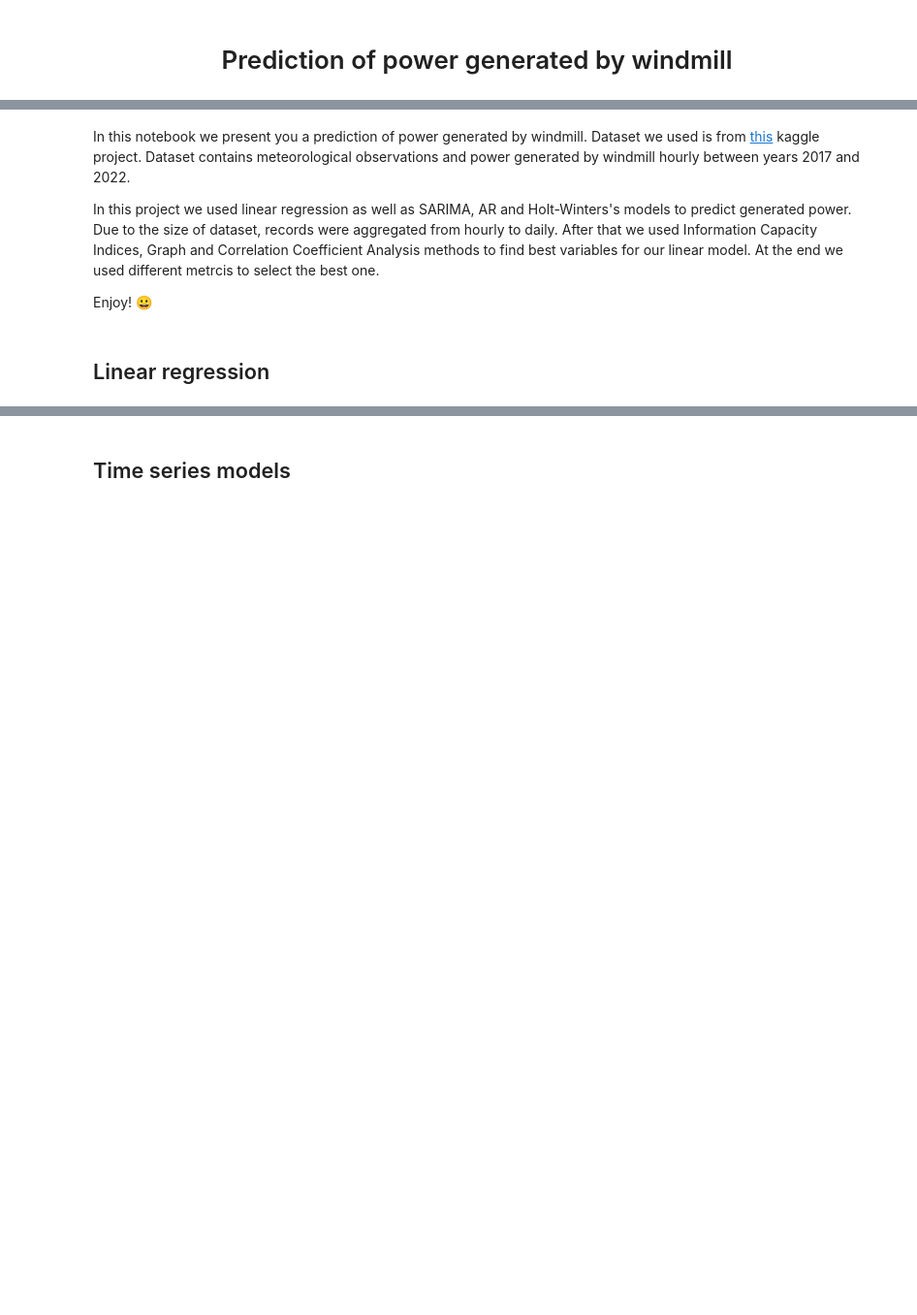
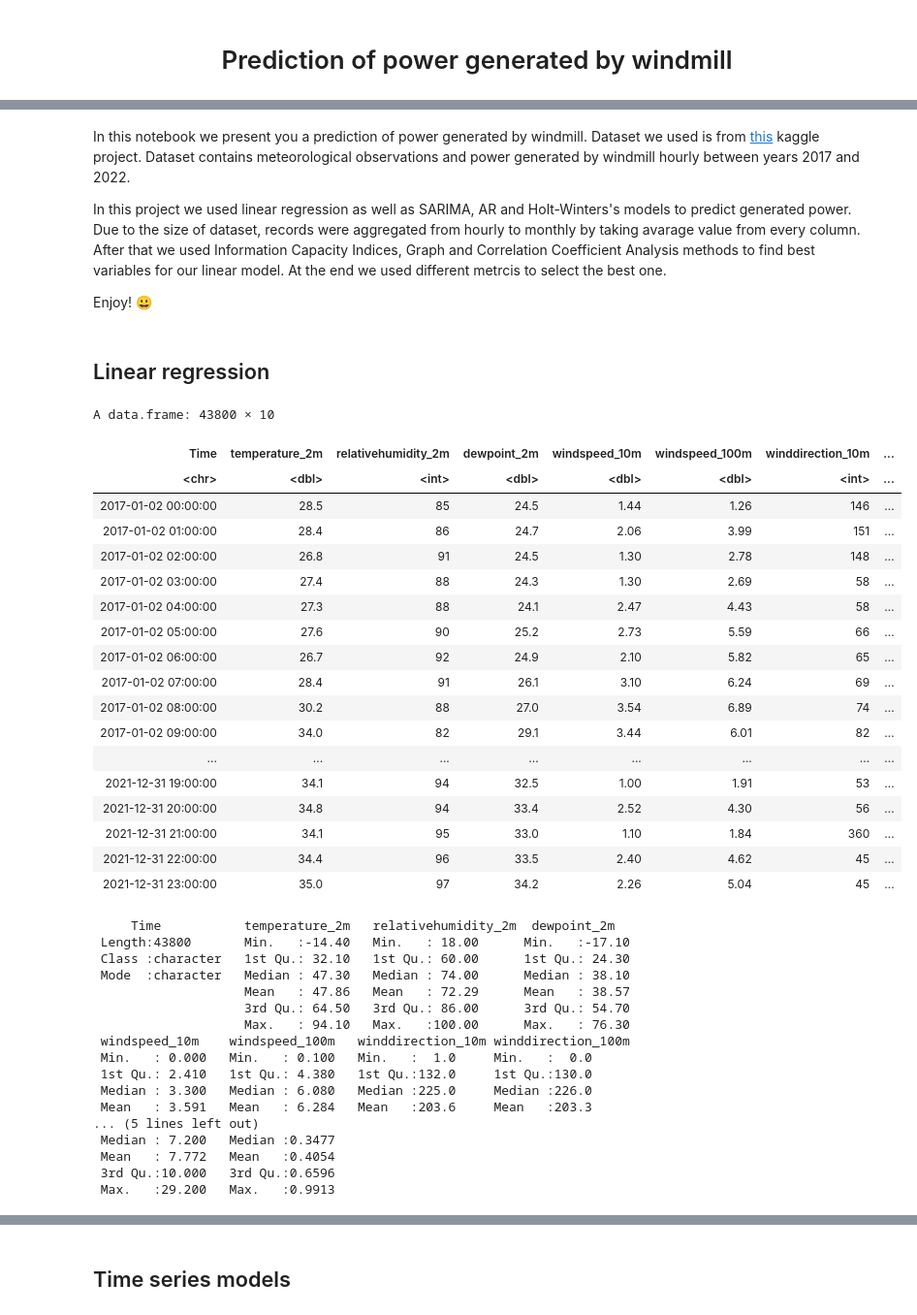
Before and after one commit to Nemczek/wind_power_prediction, a Jupyter notebook: wind_power_prediction.ipynb, the cells around one changed output, grey strips where cells are left out. Shown at 97% size. Saved outputs shown, nothing was run; the diff lists cells and outputs as text; code cells hidden in the pictures; blank space fills up the shorter version.

```diff
--- a/wind_power_prediction.ipynb
+++ b/wind_power_prediction.ipynb
@@ -5,7 +5,7 @@
 # %% [markdown]
 In this notebook we present you a prediction of power generated by windmill. Dataset we used is from [this](https://www.kaggle.com/datasets/mubashirrahim/wind-power-generation-data-forecasting?fbclid=IwAR0T6vzPk2tEdrWi3-75ipvpJgZDZ3pETaik6PwwSbc2OadeilPo5g9pSdE&select=Location1.csv) kaggle project. Dataset contains meteorological observations and power generated by windmill hourly between years 2017 and 2022.
 
-In this project we used linear regression as well as SARIMA, AR and Holt-Winters's models to predict generated power. Due to the size of dataset, records were aggregated from hourly to daily. After that we used Information Capacity Indices, Graph and Correlation Coefficient Analysis methods to find best variables for our linear model. At the end we used different metrcis to select the best one.
+In this project we used linear regression as well as SARIMA, AR and Holt-Winters's models to predict generated power. Due to the size of dataset, records were aggregated from hourly to monthly by taking avarage value from every column. After that we used Information Capacity Indices, Graph and Correlation Coefficient Analysis methods to find best variables for our linear model. At the end we used different metrcis to select the best one.
 
 Enjoy! &#x1F600;
 # %% [markdown]
@@ -12,0 +22,41 @@ Enjoy! &#x1F600;
+# %%
+data <- read.csv("Location1.csv")
+data
+summary(data)
+# %% [output]
+A data.frame: 43800 × 10
+| Time | temperature_2m | relativehumidity_2m | dewpoint_2m | windspeed_10m | windspeed_100m | winddirection_10m | ... |
+| <chr> | <dbl> | <int> | <dbl> | <dbl> | <dbl> | <int> | ... |
+| 2017-01-02 00:00:00 | 28.5 | 85 | 24.5 | 1.44 | 1.26 | 146 | ... |
+| 2017-01-02 01:00:00 | 28.4 | 86 | 24.7 | 2.06 | 3.99 | 151 | ... |
+| 2017-01-02 02:00:00 | 26.8 | 91 | 24.5 | 1.30 | 2.78 | 148 | ... |
+| 2017-01-02 03:00:00 | 27.4 | 88 | 24.3 | 1.30 | 2.69 | 58 | ... |
+| 2017-01-02 04:00:00 | 27.3 | 88 | 24.1 | 2.47 | 4.43 | 58 | ... |
+| 2017-01-02 05:00:00 | 27.6 | 90 | 25.2 | 2.73 | 5.59 | 66 | ... |
+| 2017-01-02 06:00:00 | 26.7 | 92 | 24.9 | 2.10 | 5.82 | 65 | ... |
+| 2017-01-02 07:00:00 | 28.4 | 91 | 26.1 | 3.10 | 6.24 | 69 | ... |
+| 2017-01-02 08:00:00 | 30.2 | 88 | 27.0 | 3.54 | 6.89 | 74 | ... |
+| 2017-01-02 09:00:00 | 34.0 | 82 | 29.1 | 3.44 | 6.01 | 82 | ... |
+| ... | ... | ... | ... | ... | ... | ... | ... |
+| 2021-12-31 19:00:00 | 34.1 | 94 | 32.5 | 1.00 | 1.91 | 53 | ... |
+| 2021-12-31 20:00:00 | 34.8 | 94 | 33.4 | 2.52 | 4.30 | 56 | ... |
+| 2021-12-31 21:00:00 | 34.1 | 95 | 33.0 | 1.10 | 1.84 | 360 | ... |
+| 2021-12-31 22:00:00 | 34.4 | 96 | 33.5 | 2.40 | 4.62 | 45 | ... |
+| 2021-12-31 23:00:00 | 35.0 | 97 | 34.2 | 2.26 | 5.04 | 45 | ... |
+     Time           temperature_2m   relativehumidity_2m  dewpoint_2m
+ Length:43800       Min.   :-14.40   Min.   : 18.00      Min.   :-17.10
+ Class :character   1st Qu.: 32.10   1st Qu.: 60.00      1st Qu.: 24.30
+ Mode  :character   Median : 47.30   Median : 74.00      Median : 38.10
+                    Mean   : 47.86   Mean   : 72.29      Mean   : 38.57
+                    3rd Qu.: 64.50   3rd Qu.: 86.00      3rd Qu.: 54.70
+                    Max.   : 94.10   Max.   :100.00      Max.   : 76.30
+ windspeed_10m    windspeed_100m   winddirection_10m winddirection_100m
+ Min.   : 0.000   Min.   : 0.100   Min.   :  1.0     Min.   :  0.0
+ 1st Qu.: 2.410   1st Qu.: 4.380   1st Qu.:132.0     1st Qu.:130.0
+ Median : 3.300   Median : 6.080   Median :225.0     Median :226.0
+ Mean   : 3.591   Mean   : 6.284   Mean   :203.6     Mean   :203.3
+... (5 lines left out)
+ Median : 7.200   Median :0.3477
+ Mean   : 7.772   Mean   :0.4054
+ 3rd Qu.:10.000   3rd Qu.:0.6596
+ Max.   :29.200   Max.   :0.9913
```
Also changed, not shown: parts of 16 cells of this notebook.
